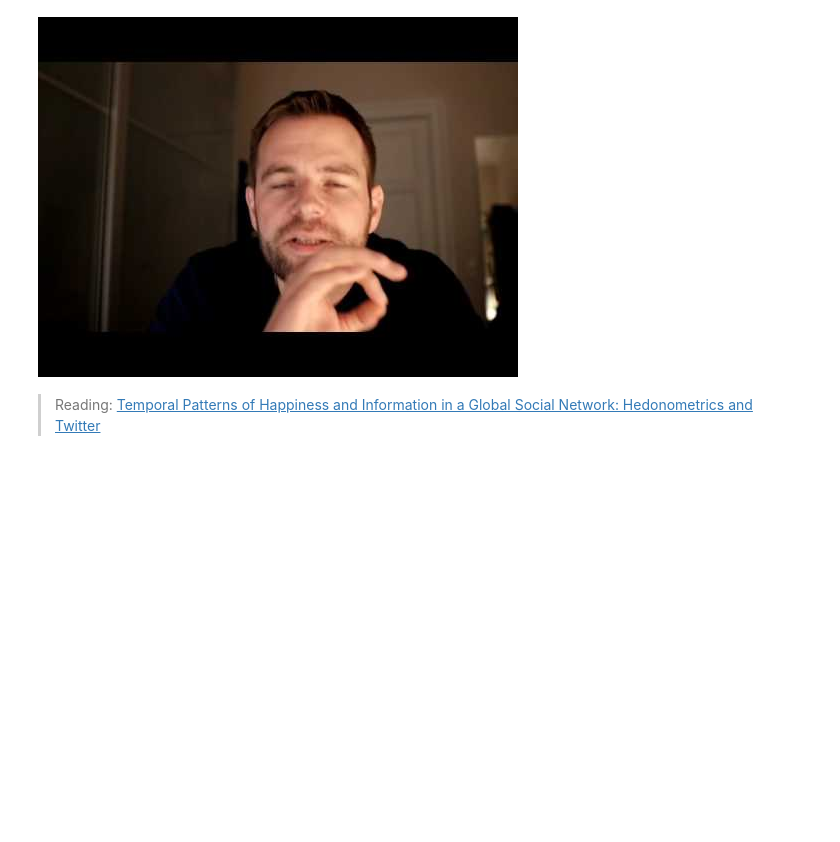
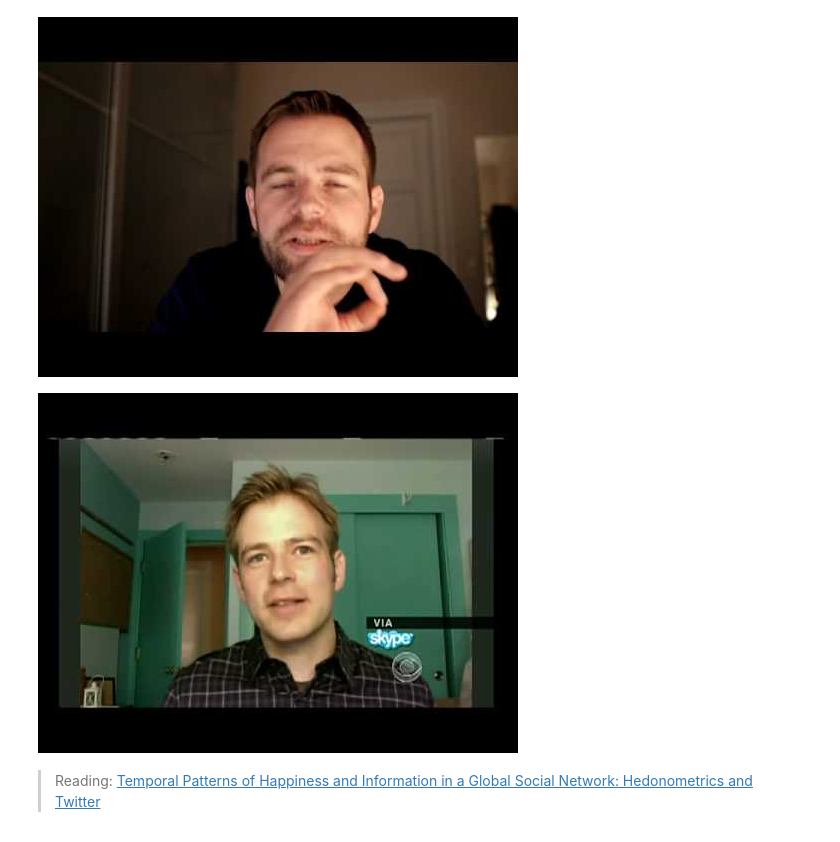
Before and after one commit to suneman/socialgraphs2019, a Jupyter notebook: lectures/Week8.ipynb, the cells around one changed output. Saved outputs shown, nothing was run; the diff lists cells and outputs as text; code cells hidden in the pictures; blank space fills up the shorter version.

Commit message:
added a youtube video from 2010

```diff
--- a/lectures/Week8.ipynb
+++ b/lectures/Week8.ipynb
@@ -74,6 +73,11 @@ from IPython.display import YouTubeVideo
 YouTubeVideo("JuYcaYYlfrI",width=800, height=450)
 # %% [output]
 [figure]
+# %%
+# There's also this one from 2010
+YouTubeVideo("hY0UCD5UiiY",width=800, height=450)
+# %% [output]
+[figure, added]
 # %% [markdown]
 > Reading: [Temporal Patterns of Happiness and Information in a Global Social Network: Hedonometrics and Twitter](http://journals.plos.org/plosone/article?id=10.1371/journal.pone.0026752)
 # %% [markdown]
```
Also changed, not shown: parts of 1 cell of this notebook.
